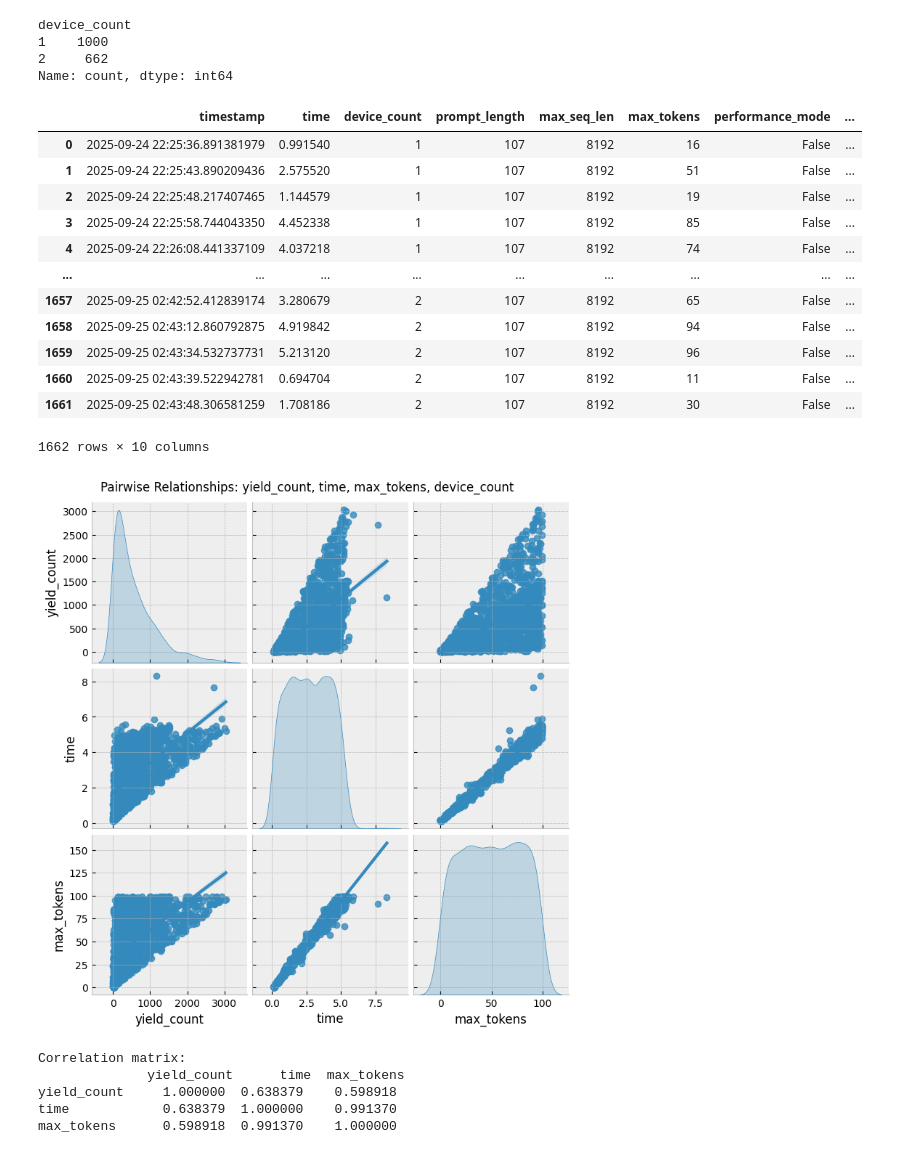
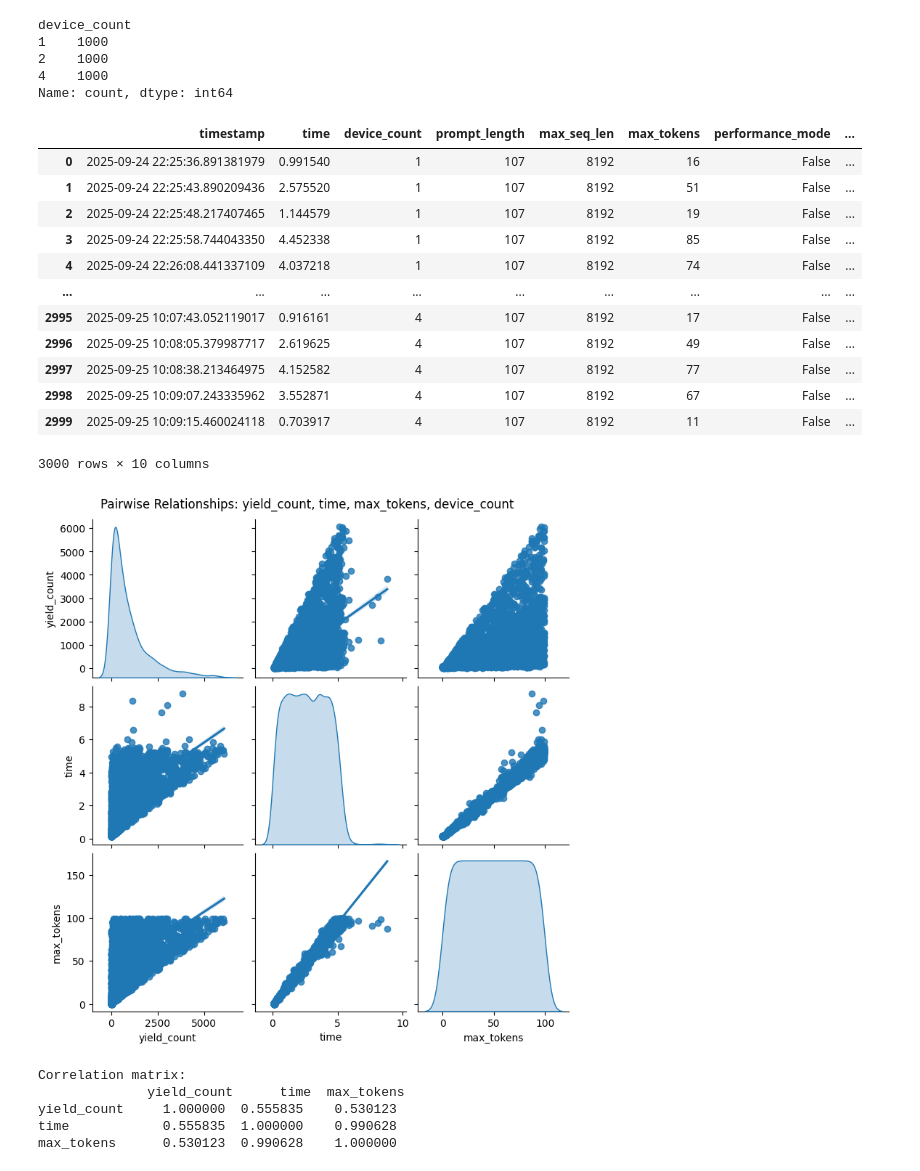
Before and after one commit to Dogacel/Uniference, a Jupyter notebook: notebooks/profiling_overhead_auto_regressive.ipynb, the cells around one changed output. Saved outputs shown, nothing was run; the diff lists cells and outputs as text; code cells hidden in the pictures.

```diff
--- a/notebooks/profiling_overhead_auto_regressive.ipynb
+++ b/notebooks/profiling_overhead_auto_regressive.ipynb
@@ -3,29 +3,30 @@ import pandas as pd
 import matplotlib.pyplot as plt
 import numpy as np
 # %%
-data = pd.read_json("results/bm_auto_regressive_cpu_2.json")
+data = pd.read_json("../results/bm_auto_regressive_cpu_2.json")
 
 print(data["device_count"].value_counts())
 
 data
 # %% [output]
 device_count
 1    1000
-2     662
+2    1000
+4    1000
 Name: count, dtype: int64
 |  | timestamp | time | device_count | prompt_length | max_seq_len | max_tokens | performance_mode | ... |
 | 0 | 2025-09-24 22:25:36.891381979 | 0.991540 | 1 | 107 | 8192 | 16 | False | ... |
 | 1 | 2025-09-24 22:25:43.890209436 | 2.575520 | 1 | 107 | 8192 | 51 | False | ... |
 | 2 | 2025-09-24 22:25:48.217407465 | 1.144579 | 1 | 107 | 8192 | 19 | False | ... |
 | 3 | 2025-09-24 22:25:58.744043350 | 4.452338 | 1 | 107 | 8192 | 85 | False | ... |
 | 4 | 2025-09-24 22:26:08.441337109 | 4.037218 | 1 | 107 | 8192 | 74 | False | ... |
 | ... | ... | ... | ... | ... | ... | ... | ... | ... |
-| 1657 | 2025-09-25 02:42:52.412839174 | 3.280679 | 2 | 107 | 8192 | 65 | False | ... |
-| 1658 | 2025-09-25 02:43:12.860792875 | 4.919842 | 2 | 107 | 8192 | 94 | False | ... |
-| 1659 | 2025-09-25 02:43:34.532737731 | 5.213120 | 2 | 107 | 8192 | 96 | False | ... |
-| 1660 | 2025-09-25 02:43:39.522942781 | 0.694704 | 2 | 107 | 8192 | 11 | False | ... |
-| 1661 | 2025-09-25 02:43:48.306581259 | 1.708186 | 2 | 107 | 8192 | 30 | False | ... |
+| 2995 | 2025-09-25 10:07:43.052119017 | 0.916161 | 4 | 107 | 8192 | 17 | False | ... |
+| 2996 | 2025-09-25 10:08:05.379987717 | 2.619625 | 4 | 107 | 8192 | 49 | False | ... |
+| 2997 | 2025-09-25 10:08:38.213464975 | 4.152582 | 4 | 107 | 8192 | 77 | False | ... |
+| 2998 | 2025-09-25 10:09:07.243335962 | 3.552871 | 4 | 107 | 8192 | 67 | False | ... |
+| 2999 | 2025-09-25 10:09:15.460024118 | 0.703917 | 4 | 107 | 8192 | 11 | False | ... |
-1662 rows × 10 columns
+3000 rows × 10 columns
 # %%
 import seaborn as sns
 
@@ -41,12 +42,12 @@ plt.show()
 corr_matrix = corr_data.corr()
 print("Correlation matrix:\n", corr_matrix)
 # %% [output]
-[figure, old version]
+[figure, new version]
 Correlation matrix:
               yield_count      time  max_tokens
-yield_count     1.000000  0.638379    0.598918
-time            0.638379  1.000000    0.991370
-max_tokens      0.598918  0.991370    1.000000
+yield_count     1.000000  0.555835    0.530123
+time            0.555835  1.000000    0.990628
+max_tokens      0.530123  0.990628    1.000000
 # %%
 # Scatter plot: yield_count vs time, colored by max_tokens
 plt.figure(figsize=(8, 6))
```
Also changed, not shown: parts of 7 cells of this notebook, 5 other files.
